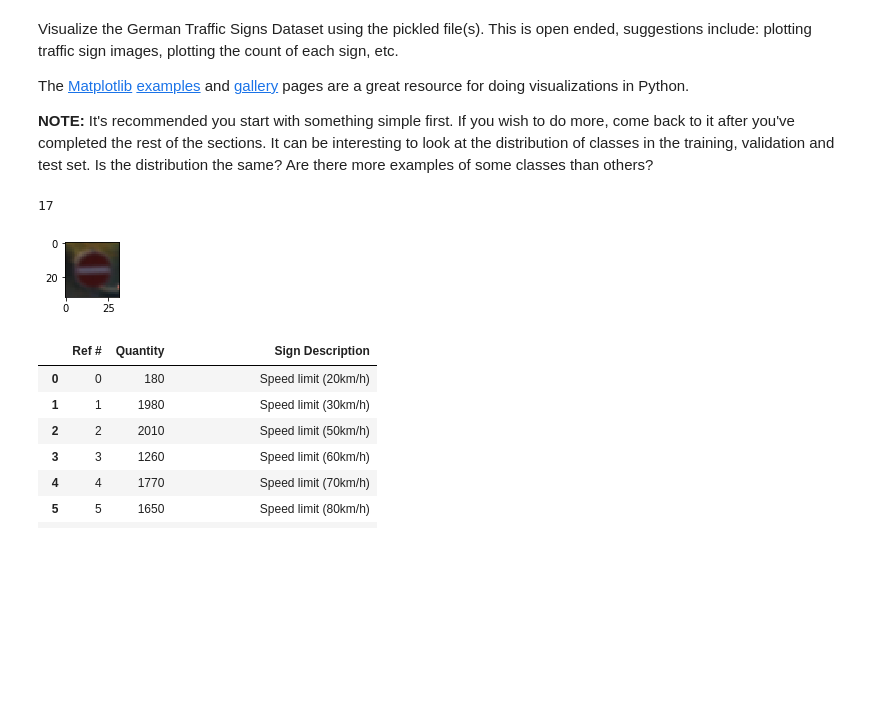
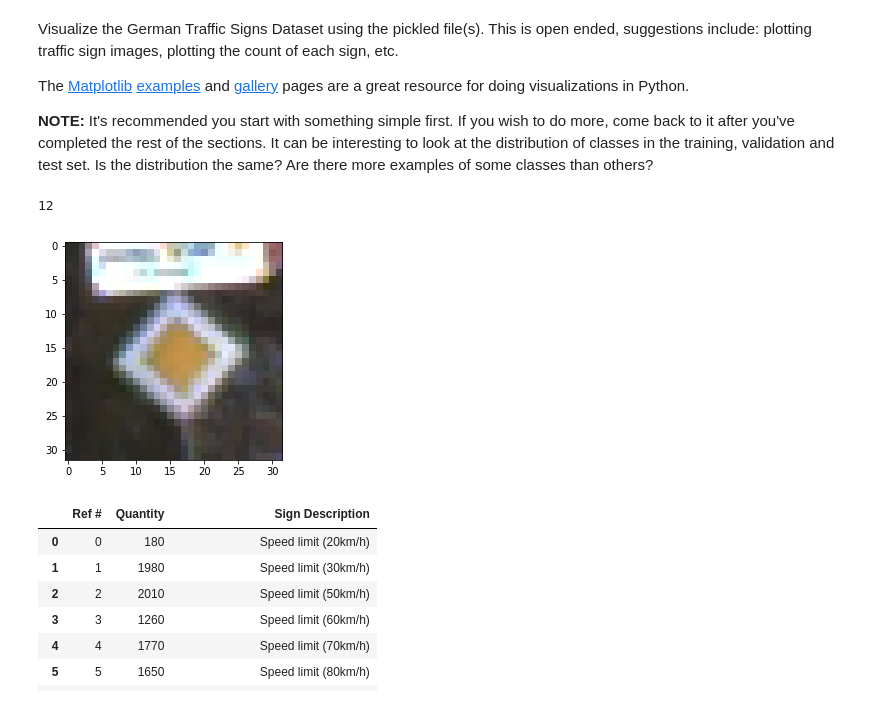
Before and after one commit to KyleARector/CarND-Traffic-Sign-Classifier-Project, a Jupyter notebook: Traffic_Sign_Classifier.ipynb, the cells around one changed output. Drawn from its saved outputs; the diff is of its cells as text; code cells hidden in the pictures; blank space fills up the shorter version.

```diff
--- a/Traffic_Sign_Classifier.ipynb
+++ b/Traffic_Sign_Classifier.ipynb
@@ -93,23 +93,22 @@ The [Matplotlib](http://matplotlib.org/) [examples](http://matplotlib.org/exampl
 # %%
 ### Data exploration visualization code goes here.
 ### Feel free to use as many code cells as needed.
 import random
 import pandas as pd
 import matplotlib.pyplot as plt
 
 
 # Pick a random image from the training set and display
 %matplotlib inline
 
 index = random.randint(0, len(X_train))
 image = X_train[index].squeeze()
 
-plt.figure(figsize=(1,1))
 plt.imshow(image)
 print(y_train[index])
 # %% [output]
-17
+12
-[figure, old version]
+[figure, new version]
 # %%
 # Use pandas to show the
 count = pd.value_counts(y_train).sort_index()
```
Also changed, not shown: parts of 1 cell of this notebook.
